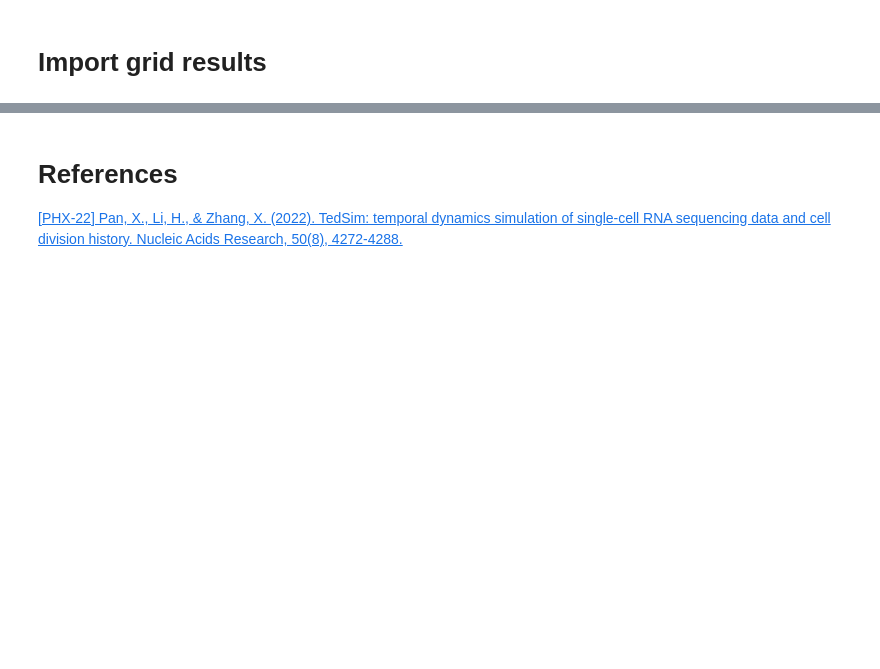
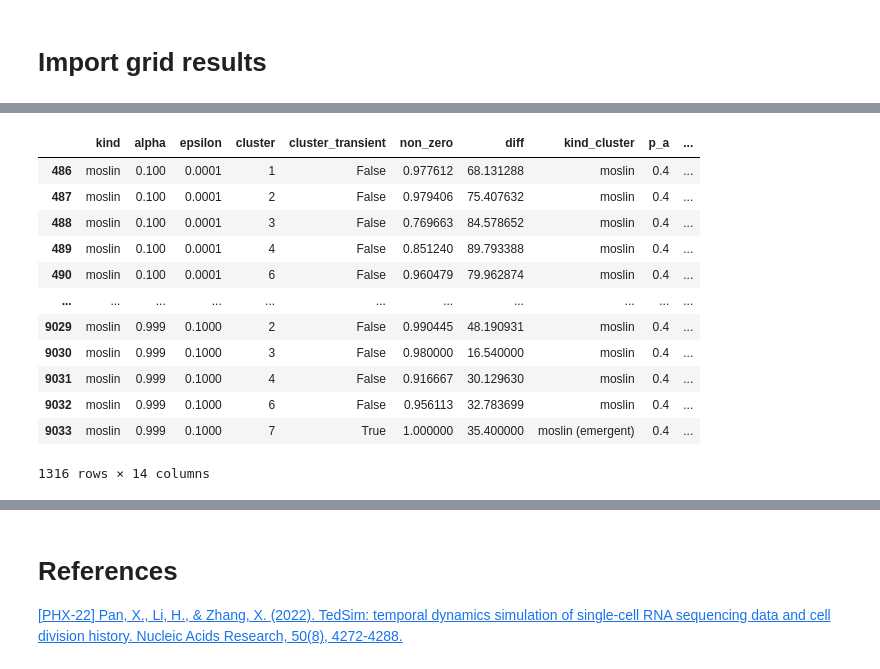
Before and after one commit to theislab/moslin, a Jupyter notebook: analysis/simulations/pan_tedsim/ZP_2024-06-14_tedsim_analysis-main.ipynb, the cells around one changed output, grey strips where cells are left out. Saved outputs shown, nothing was run; the diff lists cells and outputs as text; code cells hidden in the pictures; blank space fills up the shorter version.

Commit message:
update analysis

```diff
--- a/analysis/simulations/pan_tedsim/ZP_2023-11-02_tedsim_analysis.ipynb
+++ b/analysis/simulations/pan_tedsim/ZP_2024-06-14_tedsim_analysis-main.ipynb
@@ -250,7 +108,10 @@ plt.show()
 # %% [markdown]
 # Import grid results
 # %%
-filenames = glob.glob("/cs/labs/mornitzan/zoe.piran/research/projects/moslin_analysis_2/data/simulations/pan_tedsim/output/*.csv")
-filenames_cospar = [file for file in filenames if "cospar" in file]
+filenames = glob.glob("/cs/labs/mornitzan/zoe.piran/research/projects/moslin_analysis_2/data/simulations/pan_tedsim_rev/output/*.csv")
+filenames_res = [file for file in filenames if "cluster" not in file]
+filenames_clust = [file for file in filenames if "cluster" in file]
+filenames_clust = [file for file in filenames_clust if "gt" not in file]
+filenames_clust_gt = [file for file in filenames_clust if "gt" in file]
 # %%
 res = None
@@ -262,6 +121,32 @@ for file in filenames_cospar:
         res = dfc
     else:
         res = pd.concat([res, dfc], ignore_index=True)
+# %%
+res_clust = None
+for file in filenames_clust:
+    dfc = pd.read_csv(file)
+    dfc["kind"] = dfc["kind"].str.strip("['']")
+    dfc["cluster_transient"] = dfc["cluster_transient"].str.strip("[]")
+    dfc["cluster_transient"] = [eval(b) for b in dfc["cluster_transient"]]
+    dfc["kind_cluster"] = dfc["kind"]
+    dfc.loc[dfc["cluster_transient"], "kind_cluster"] = dfc["kind"] + " (emergent)"
+    dfc["cluster"] = dfc["cluster"].str.strip("[]").astype(int)
+    dfc["p_a"] = 0.4
+    dfc["ss"] = 0.4
+    dfc["ssr"] = float(file.split("/")[-1].split("_")[3])
+    dfc["data_seed"] = int(file.split("/")[-1].split("_")[2])
+    dfc["scale_cost"] = "mean"
+    dfc["depth"] = 8
+
+    for col in ["alpha", "epsilon", "non_zero", "diff"]:
+        dfc[col] = dfc[col].str.strip("[]")
+        dfc[col] = [np.nan if a=="None" else float(a) for a in dfc[col].values]
+    if "gt" in file:
+        continue
+    if res_clust is None:
+        res_clust = dfc
+    else:
+        res_clust = pd.concat([res_clust, dfc], ignore_index=True)
 # %%
 res["mean_cost"] = (res["early_cost"] + res["late_cost"]) / 2
 res = res.drop(columns="Unnamed: 0")
@@ -554,0 +179,16 @@ plt.show()
+# %%
+res_clust[(res_clust["ssr"] == 0) & (res_clust["kind"] == "moslin") ]
+# %% [output]
+|  | kind | alpha | epsilon | cluster | cluster_transient | non_zero | diff | kind_cluster | p_a | ... |
+| 486 | moslin | 0.100 | 0.0001 | 1 | False | 0.977612 | 68.131288 | moslin | 0.4 | ... |
+| 487 | moslin | 0.100 | 0.0001 | 2 | False | 0.979406 | 75.407632 | moslin | 0.4 | ... |
+| 488 | moslin | 0.100 | 0.0001 | 3 | False | 0.769663 | 84.578652 | moslin | 0.4 | ... |
+| 489 | moslin | 0.100 | 0.0001 | 4 | False | 0.851240 | 89.793388 | moslin | 0.4 | ... |
+| 490 | moslin | 0.100 | 0.0001 | 6 | False | 0.960479 | 79.962874 | moslin | 0.4 | ... |
+| ... | ... | ... | ... | ... | ... | ... | ... | ... | ... | ... |
+| 9029 | moslin | 0.999 | 0.1000 | 2 | False | 0.990445 | 48.190931 | moslin | 0.4 | ... |
+| 9030 | moslin | 0.999 | 0.1000 | 3 | False | 0.980000 | 16.540000 | moslin | 0.4 | ... |
+| 9031 | moslin | 0.999 | 0.1000 | 4 | False | 0.916667 | 30.129630 | moslin | 0.4 | ... |
+| 9032 | moslin | 0.999 | 0.1000 | 6 | False | 0.956113 | 32.783699 | moslin | 0.4 | ... |
+| 9033 | moslin | 0.999 | 0.1000 | 7 | True | 1.000000 | 35.400000 | moslin (emergent) | 0.4 | ... |
+1316 rows × 14 columns
```
Also changed, not shown: parts of 49 cells of this notebook, 11 other files.
